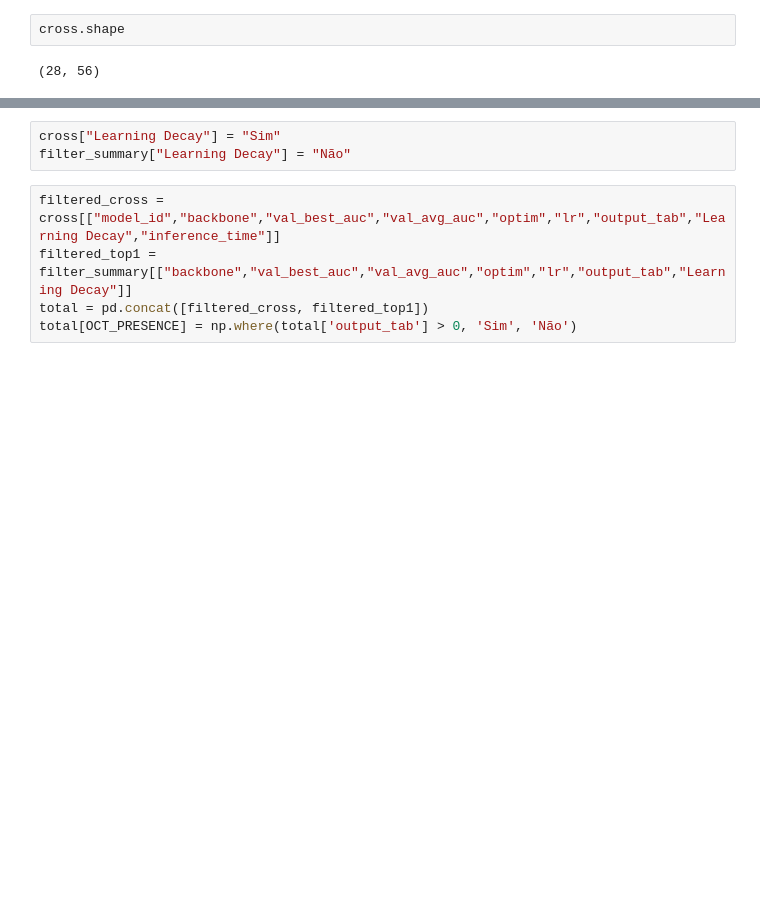
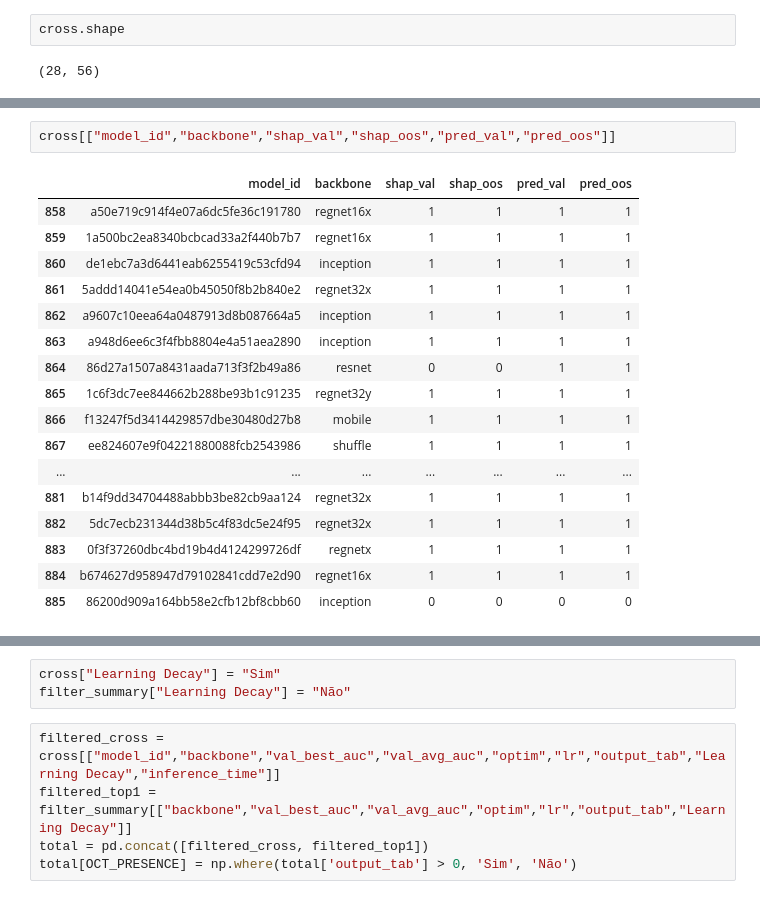
Before and after one commit to FelipeMarcelino/glaucoma, a Jupyter notebook: notebooks/Untitled3.ipynb, the cells around one changed output, grey strips where cells are left out. Cells and saved outputs as stored; diff of their text form; blank space fills up the shorter version.

```diff
--- a/notebooks/Untitled3.ipynb
+++ b/notebooks/Untitled3.ipynb
@@ -254,0 +235,20 @@ cross
+# %%
+cross[["model_id","backbone","shap_val","shap_oos","pred_val","pred_oos"]]
+# %% [output]
+|  | model_id | backbone | shap_val | shap_oos | pred_val | pred_oos |
+| 858 | a50e719c914f4e07a6dc5fe36c191780 | regnet16x | 1 | 1 | 1 | 1 |
+| 859 | 1a500bc2ea8340bcbcad33a2f440b7b7 | regnet16x | 1 | 1 | 1 | 1 |
+| 860 | de1ebc7a3d6441eab6255419c53cfd94 | inception | 1 | 1 | 1 | 1 |
+| 861 | 5addd14041e54ea0b45050f8b2b840e2 | regnet32x | 1 | 1 | 1 | 1 |
+| 862 | a9607c10eea64a0487913d8b087664a5 | inception | 1 | 1 | 1 | 1 |
+| 863 | a948d6ee6c3f4fbb8804e4a51aea2890 | inception | 1 | 1 | 1 | 1 |
+| 864 | 86d27a1507a8431aada713f3f2b49a86 | resnet | 0 | 0 | 1 | 1 |
+| 865 | 1c6f3dc7ee844662b288be93b1c91235 | regnet32y | 1 | 1 | 1 | 1 |
+| 866 | f13247f5d3414429857dbe30480d27b8 | mobile | 1 | 1 | 1 | 1 |
+| 867 | ee824607e9f04221880088fcb2543986 | shuffle | 1 | 1 | 1 | 1 |
+| ... | ... | ... | ... | ... | ... | ... |
+| 881 | b14f9dd34704488abbb3be82cb9aa124 | regnet32x | 1 | 1 | 1 | 1 |
+| 882 | 5dc7ecb231344d38b5c4f83dc5e24f95 | regnet32x | 1 | 1 | 1 | 1 |
+| 883 | 0f3f37260dbc4bd19b4d4124299726df | regnetx | 1 | 1 | 1 | 1 |
+| 884 | b674627d958947d79102841cdd7e2d90 | regnet16x | 1 | 1 | 1 | 1 |
+| 885 | 86200d909a164bb58e2cfb12bf8cbb60 | inception | 0 | 0 | 0 | 0 |
```
Also changed, not shown: parts of 19 cells of this notebook, 1 other file.
